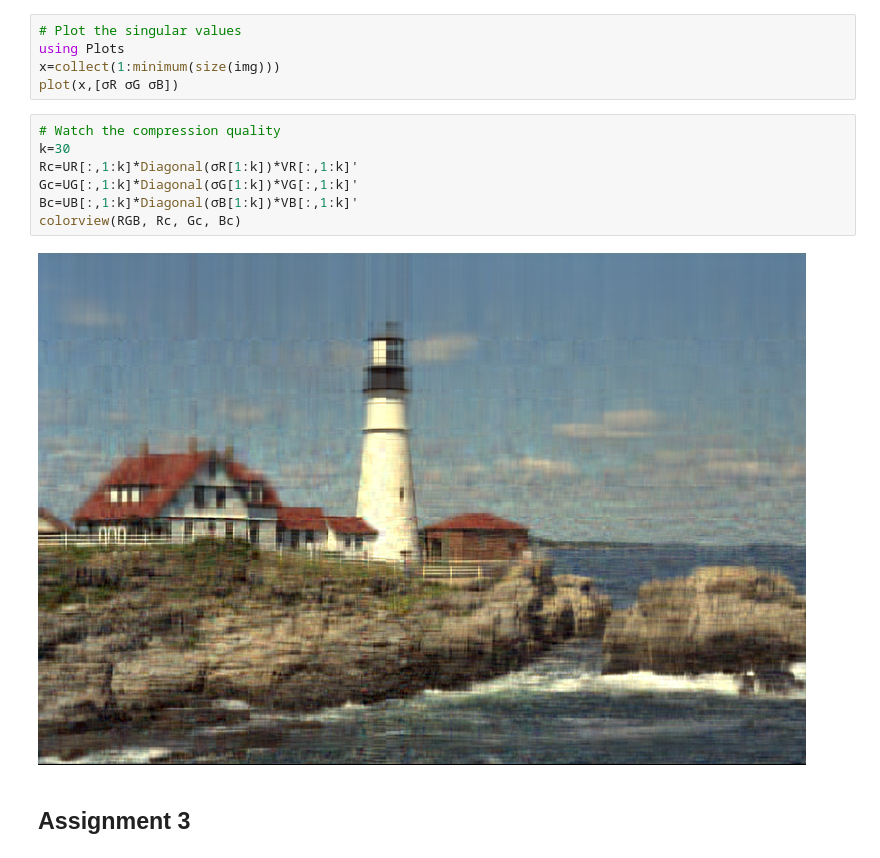
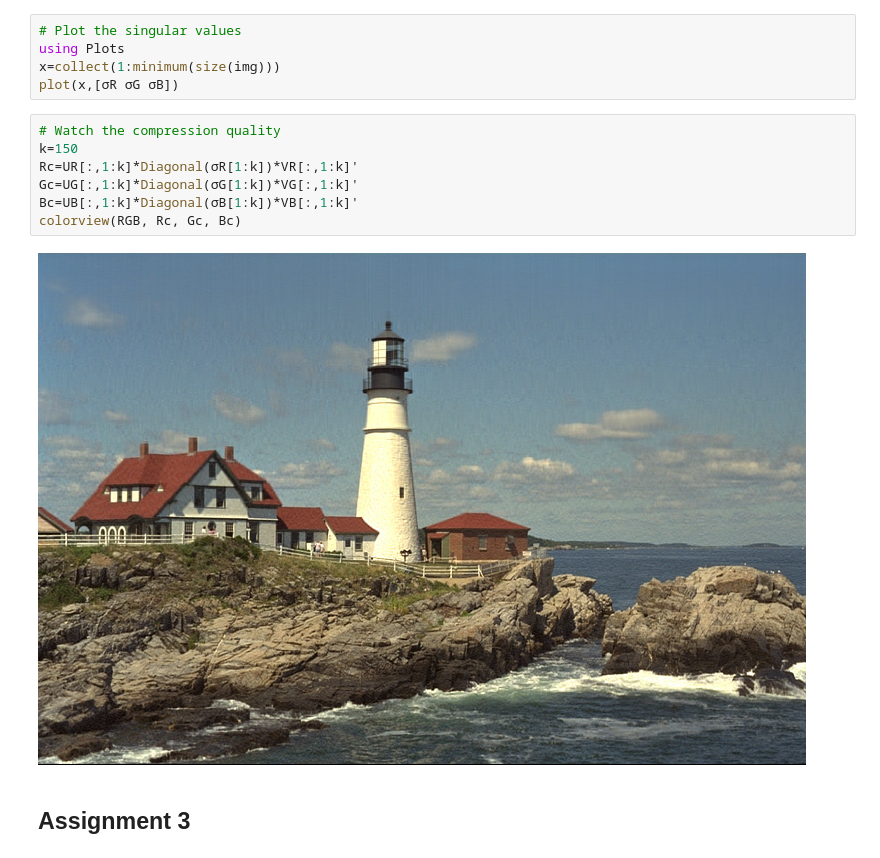
Before and after one commit to ivanslapnicar/GIAN-Applied-NLA-Course, a Jupyter notebook: src/Module B - Eigenvalue and Singular Value Decompositions/S3 Examples in Singular Value Decomposition .ipynb, the cells around one changed output. Cells and saved outputs as stored; diff of their text form.

```diff
--- a/src/Module B - Eigenvalue and Singular Value Decompositions/S3 Examples in Singular Value Decomposition .ipynb
+++ b/src/Module B - Eigenvalue and Singular Value Decompositions/S3 Examples in Singular Value Decomposition .ipynb
@@ -99,13 +99,13 @@ x=collect(1:minimum(size(img)))
 plot(x,[σR σG σB])
 # %%
 # Watch the compression quality
-k=30
+k=150
 Rc=UR[:,1:k]*Diagonal(σR[1:k])*VR[:,1:k]'
 Gc=UG[:,1:k]*Diagonal(σG[1:k])*VG[:,1:k]'
 Bc=UB[:,1:k]*Diagonal(σB[1:k])*VB[:,1:k]'
 colorview(RGB, Rc, Gc, Bc)
 # %% [output]
-[figure, old version]
+[figure, new version]
 # %% [markdown]
 ## Assignment 3
 # %%
```
Also changed, not shown: parts of 2 cells of this notebook, 2 other files.
